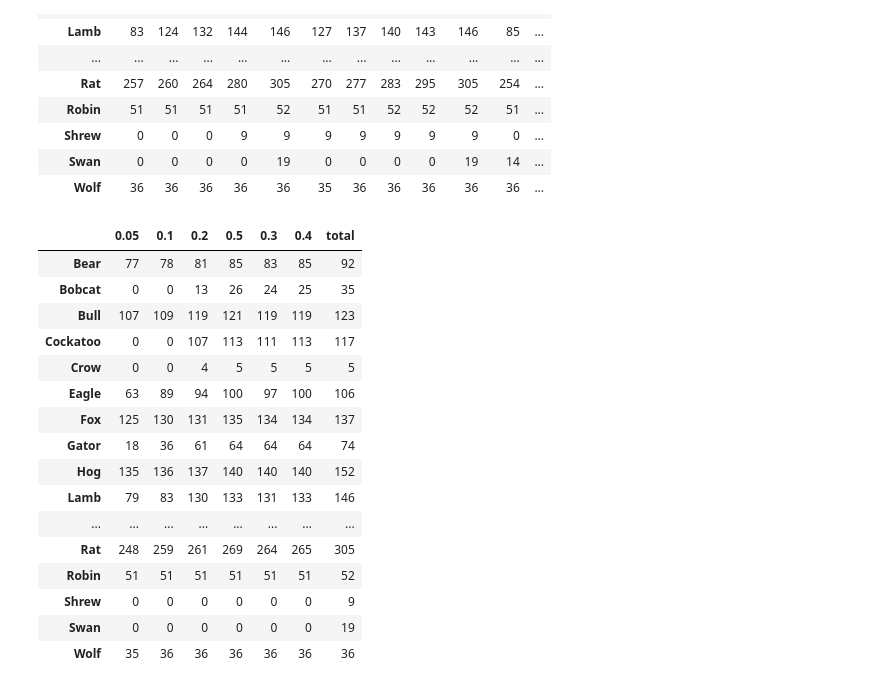
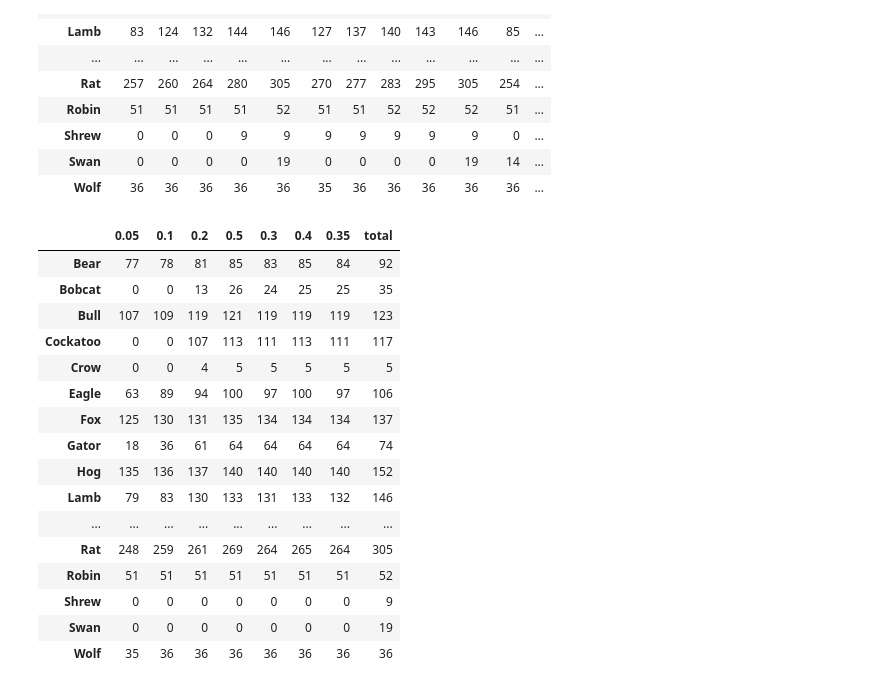
Before and after one commit to sevilkhojasteh/building-energy-trust, a Jupyter notebook: notebooks/01_explore.ipynb, the cells around one changed output. Drawn from its saved outputs; the diff is of its cells as text; code cells hidden in the pictures.

```diff
--- a/notebooks/01_explore.ipynb
+++ b/notebooks/01_explore.ipynb
@@ -237,28 +237,28 @@ compare
 | Swan | 0 | 0 | 0 | 0 | 19 | 0 | 0 | 0 | 0 | 19 | 14 | ... |
 | Wolf | 36 | 36 | 36 | 36 | 36 | 35 | 36 | 36 | 36 | 36 | 36 | ... |
 # %%
-for t in [0.05, 0.10, 0.20, 0.30,0.40, 0.50]:
+for t in [0.05, 0.10, 0.20, 0.30, 0.40, 0.50, 0.35]:
     kept = missing[(missing_2016 <= t) & (missing_2017 <= t)]
     kept_site = kept.index.str.split("_").str[0]
     rows[t] = kept.groupby(kept_site).size().reindex(total.index, fill_value=0)
 table = pd.DataFrame(rows)
 table["total"] = total
 table
 # %% [output]
-|  | 0.05 | 0.1 | 0.2 | 0.5 | 0.3 | 0.4 | total |
-| Bear | 77 | 78 | 81 | 85 | 83 | 85 | 92 |
-| Bobcat | 0 | 0 | 13 | 26 | 24 | 25 | 35 |
-| Bull | 107 | 109 | 119 | 121 | 119 | 119 | 123 |
-| Cockatoo | 0 | 0 | 107 | 113 | 111 | 113 | 117 |
-| Crow | 0 | 0 | 4 | 5 | 5 | 5 | 5 |
-| Eagle | 63 | 89 | 94 | 100 | 97 | 100 | 106 |
-| Fox | 125 | 130 | 131 | 135 | 134 | 134 | 137 |
-| Gator | 18 | 36 | 61 | 64 | 64 | 64 | 74 |
-| Hog | 135 | 136 | 137 | 140 | 140 | 140 | 152 |
-| Lamb | 79 | 83 | 130 | 133 | 131 | 133 | 146 |
-| ... | ... | ... | ... | ... | ... | ... | ... |
-| Rat | 248 | 259 | 261 | 269 | 264 | 265 | 305 |
-| Robin | 51 | 51 | 51 | 51 | 51 | 51 | 52 |
-| Shrew | 0 | 0 | 0 | 0 | 0 | 0 | 9 |
-| Swan | 0 | 0 | 0 | 0 | 0 | 0 | 19 |
-| Wolf | 35 | 36 | 36 | 36 | 36 | 36 | 36 |
+|  | 0.05 | 0.1 | 0.2 | 0.5 | 0.3 | 0.4 | 0.35 | total |
+| Bear | 77 | 78 | 81 | 85 | 83 | 85 | 84 | 92 |
+| Bobcat | 0 | 0 | 13 | 26 | 24 | 25 | 25 | 35 |
+| Bull | 107 | 109 | 119 | 121 | 119 | 119 | 119 | 123 |
+| Cockatoo | 0 | 0 | 107 | 113 | 111 | 113 | 111 | 117 |
+| Crow | 0 | 0 | 4 | 5 | 5 | 5 | 5 | 5 |
+| Eagle | 63 | 89 | 94 | 100 | 97 | 100 | 97 | 106 |
+| Fox | 125 | 130 | 131 | 135 | 134 | 134 | 134 | 137 |
+| Gator | 18 | 36 | 61 | 64 | 64 | 64 | 64 | 74 |
+| Hog | 135 | 136 | 137 | 140 | 140 | 140 | 140 | 152 |
+| Lamb | 79 | 83 | 130 | 133 | 131 | 133 | 132 | 146 |
+| ... | ... | ... | ... | ... | ... | ... | ... | ... |
+| Rat | 248 | 259 | 261 | 269 | 264 | 265 | 264 | 305 |
+| Robin | 51 | 51 | 51 | 51 | 51 | 51 | 51 | 52 |
+| Shrew | 0 | 0 | 0 | 0 | 0 | 0 | 0 | 9 |
+| Swan | 0 | 0 | 0 | 0 | 0 | 0 | 0 | 19 |
+| Wolf | 35 | 36 | 36 | 36 | 36 | 36 | 36 | 36 |
```
Also changed, not shown: parts of 2 cells of this notebook.
